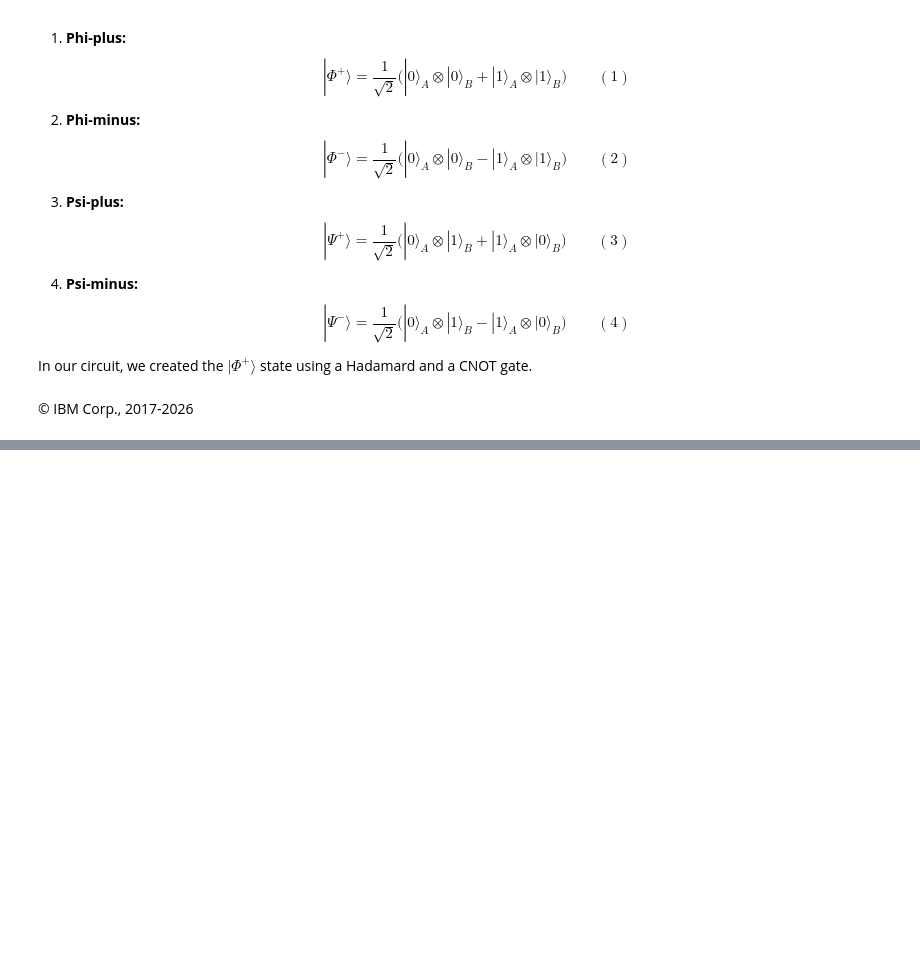
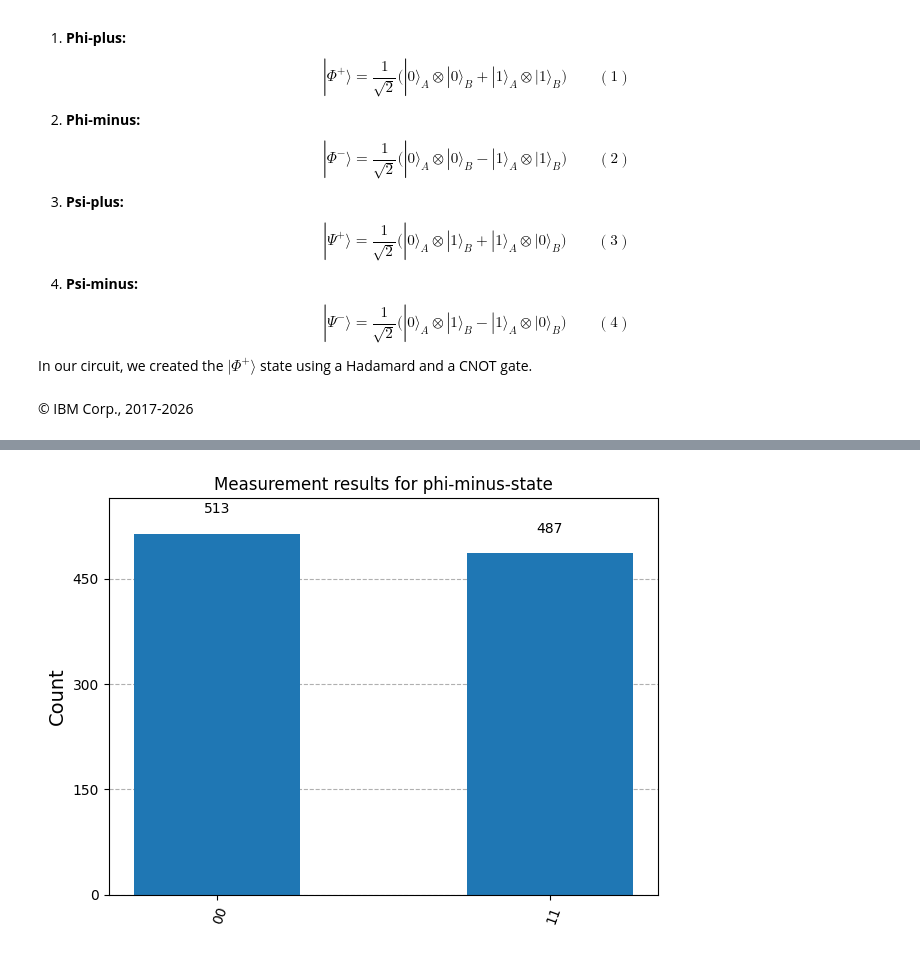
Before and after one commit to r-karra/learn-quantum-AI, a Jupyter notebook: Use a quantum computer today-IBM/build-and-run-your-first-quantum-program.ipynb, the cells around one changed output, grey strips where cells are left out. Cells and saved outputs as stored; diff of their text form; code cells hidden in the pictures; blank space fills up the shorter version.

```diff
--- a/Use a quantum computer today-IBM/build-and-run-your-first-quantum-program.ipynb
+++ b/Use a quantum computer today-IBM/build-and-run-your-first-quantum-program.ipynb
@@ -306,0 +423,8 @@ In our circuit, we created the $|\Phi ^{+}\rangle$ state using a Hadamard and a
+# %%
+# Run the circuit on an AerSimulator and get counts
+backend = AerSimulator()
+phi_minus_counts = run_circuit_and_get_counts(phi_minus_circuit, backend, shots=1000)
+# %%
+plot_histogram(phi_minus_counts, title= "Measurement results for phi-minus-state")
+# %% [output]
+[figure, added]
```
Also changed, not shown: parts of 16 cells of this notebook.
